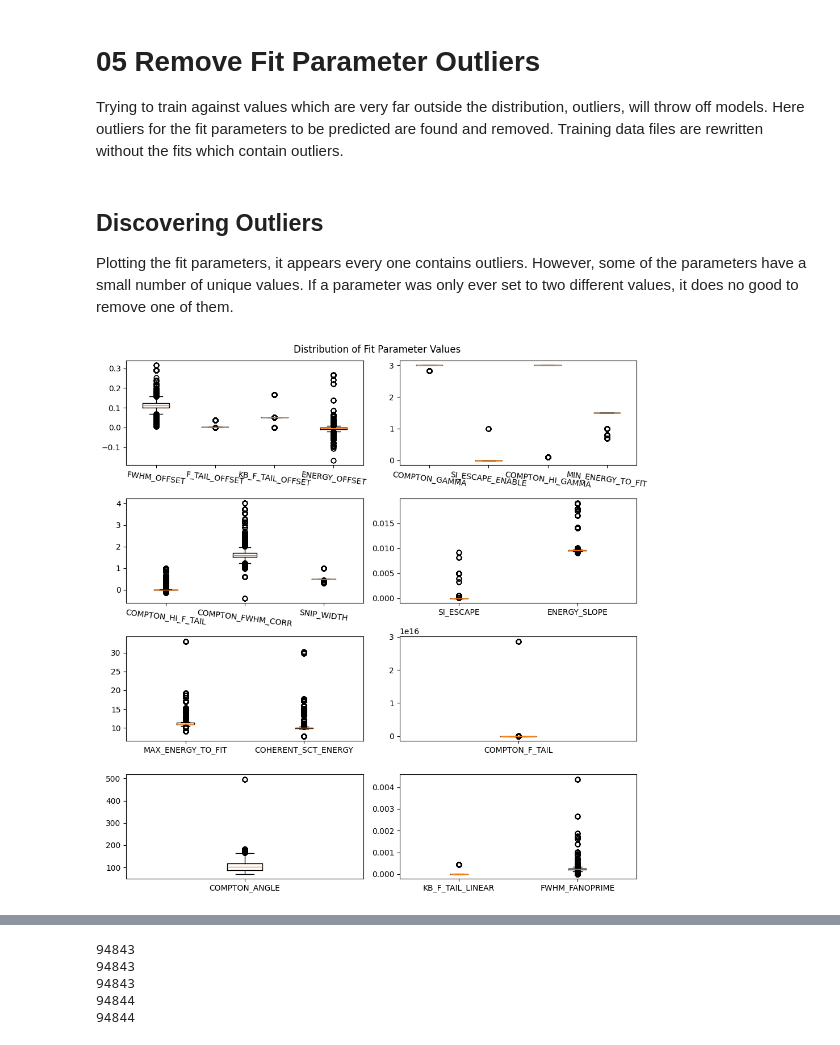
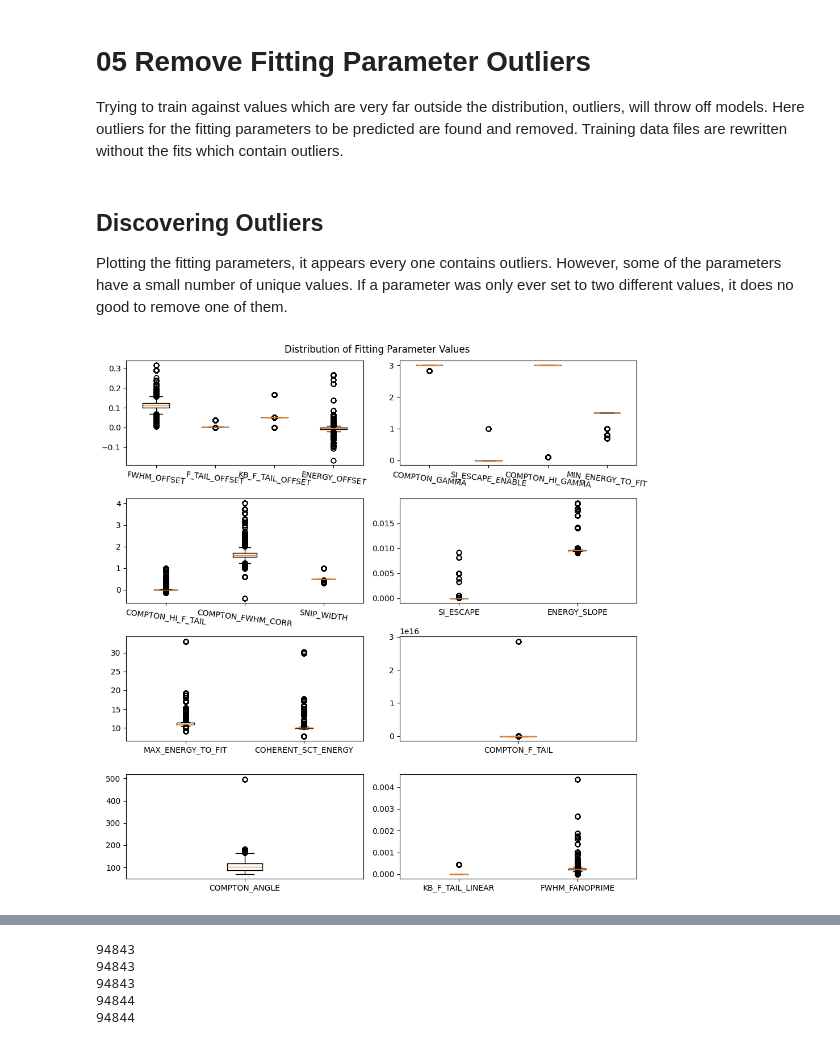
Before and after one commit to banubot/xrf-maps-fit-params, a Jupyter notebook: 05_outliers.ipynb, the cells around one changed output, grey strips where cells are left out. Cells and saved outputs as stored; diff of their text form; code cells hidden in the pictures.

```diff
--- a/05_outliers.ipynb
+++ b/05_outliers.ipynb
@@ -1,7 +1,7 @@
 # %% [markdown]
-# 05 Remove Fit Parameter Outliers
+# 05 Remove Fitting Parameter Outliers
 
-Trying to train against values which are very far outside the distribution, outliers, will throw off models. Here outliers for the fit parameters to be predicted are found and removed. Training data files are rewritten without the fits which contain outliers.
+Trying to train against values which are very far outside the distribution, outliers, will throw off models. Here outliers for the fitting parameters to be predicted are found and removed. Training data files are rewritten without the fits which contain outliers.
 # %%
 import matplotlib.pyplot as plt
 import pandas as pd
@@ -11,7 +11,7 @@ df = pd.read_csv('./training_data/03_fit_params_standard.csv')
 # %% [markdown]
 ## Discovering Outliers
 
-Plotting the fit parameters, it appears every one contains outliers. However, some of the parameters have a small number of unique values. If a parameter was only ever set to two different values, it does no good to remove one of them.
+Plotting the fitting parameters, it appears every one contains outliers. However, some of the parameters have a small number of unique values. If a parameter was only ever set to two different values, it does no good to remove one of them.
 # %%
 #Group plots by fit params with similar value ranges
 fig, ax = plt.subplots(4, 2, figsize=(10, 10))
@@ -32,35 +32,35 @@ ax[1][0].set_xticklabels(param_list, rotation=-7)
 
 param_list = ['SI_ESCAPE', 'ENERGY_SLOPE']
 param_vals = [df[param] for param in param_list]
 ax[1][1].boxplot(param_vals)
 ax[1][1].set_xticklabels(param_list)
 
 param_list = ['MAX_ENERGY_TO_FIT', 'COHERENT_SCT_ENERGY']
 param_vals = [df[param] for param in param_list]
 ax[2][0].boxplot(param_vals)
 ax[2][0].set_xticklabels(param_list)
 
 param_list = ['COMPTON_ANGLE']
 param_vals = [df[param] for param in param_list]
 ax[3][0].boxplot(param_vals)
 ax[3][0].set_xticklabels(param_list)
 
 param_list = ['KB_F_TAIL_LINEAR', 'FWHM_FANOPRIME']
 param_vals = [df[param] for param in param_list]
 ax[3][1].boxplot(param_vals)
 ax[3][1].set_xticklabels(param_list)
 
 param_list = ['COMPTON_F_TAIL']
 param_vals = [df[param] for param in param_list]
 ax[2][1].boxplot(param_vals)
 ax[2][1].set_xticklabels(param_list)
 
-plt.suptitle('Distribution of Fit Parameter Values')
+plt.suptitle('Distribution of Fitting Parameter Values')
 plt.tight_layout()
 # Show the plot
 plt.show()
 # %% [output]
-[figure, old version]
+[figure, new version]
 # %%
 #Use interquartile range to identify the row numbers which contain outliers
 def get_outliers_indices_iqr(series):
```
Also changed, not shown: parts of 4 cells of this notebook, 18 other files.
